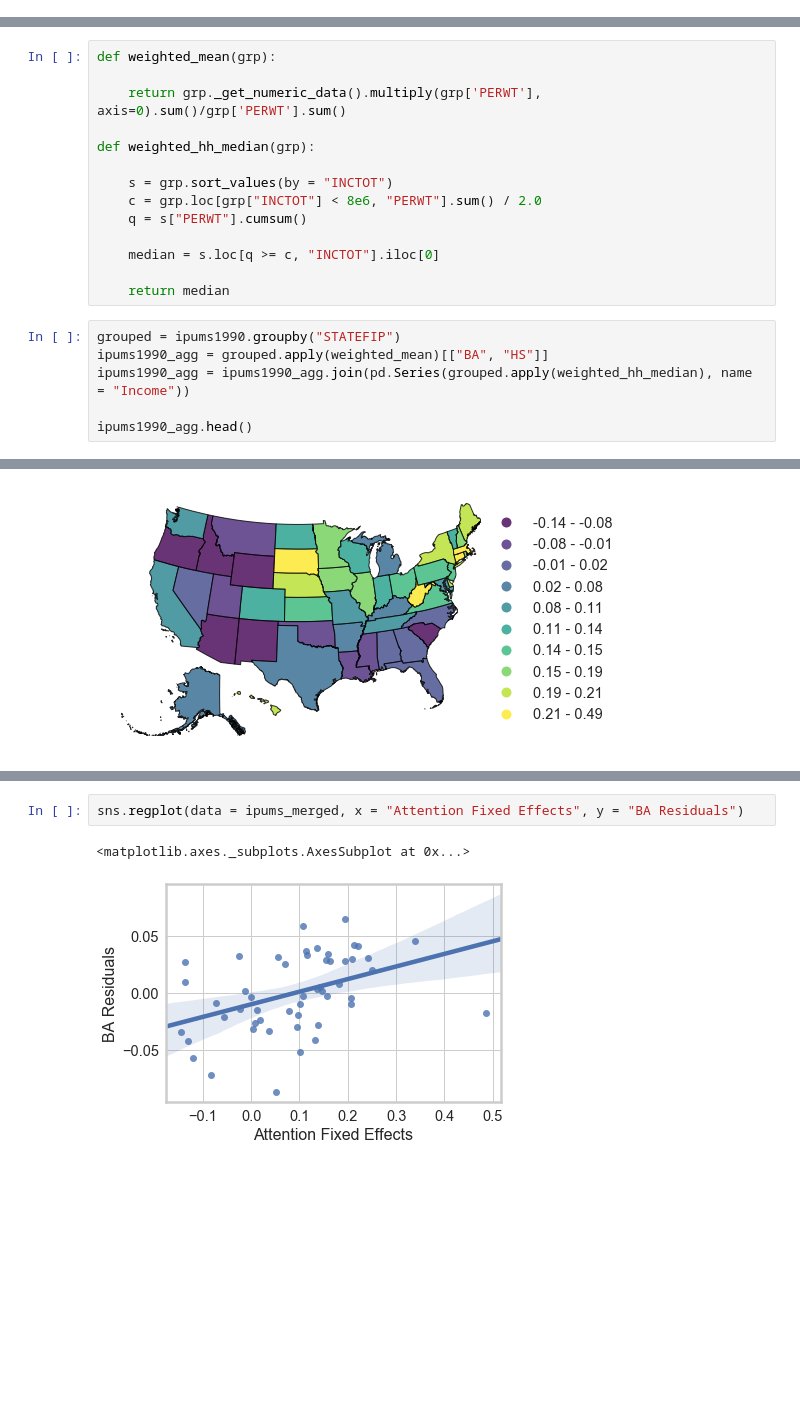
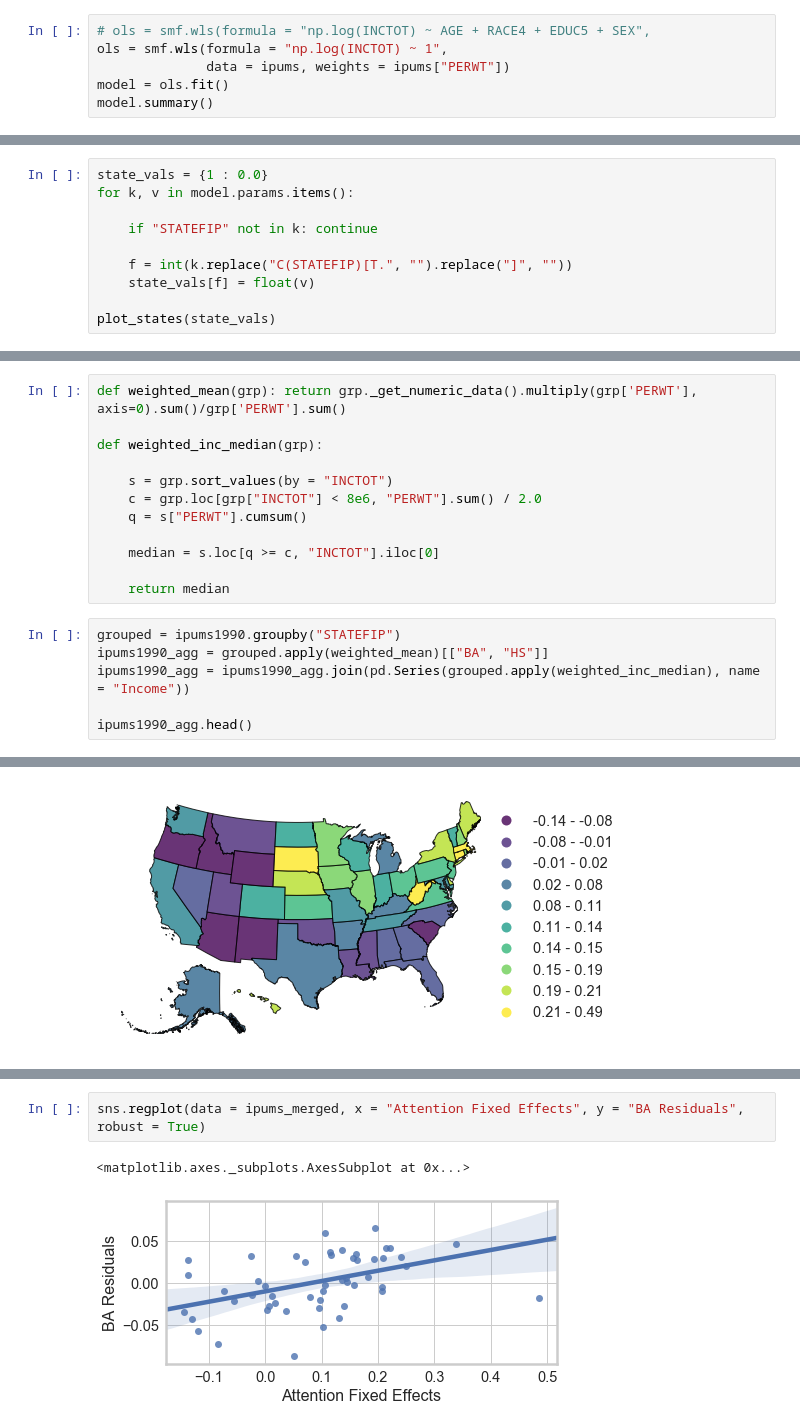
Before and after one commit to harris-ippp/lectures, a Jupyter notebook: 08-stats/statistics_examples.ipynb, the cells around one changed output, grey strips where cells are left out. Drawn from its saved outputs; the diff is of its cells as text; blank space fills up the shorter version.

```diff
--- a/08-stats/statistics_examples.ipynb
+++ b/08-stats/statistics_examples.ipynb
@@ -35,0 +140,6 @@ def plot_states(s):
+# %%
+# ols = smf.wls(formula = "np.log(INCTOT) ~ AGE + RACE4 + EDUC5 + SEX",
+ols = smf.wls(formula = "np.log(INCTOT) ~ 1",
+              data = ipums, weights = ipums["PERWT"])
+model = ols.fit()
+model.summary()
@@ -35,0 +170,10 @@ def plot_states(s):
+# %%
+state_vals = {1 : 0.0}
+for k, v in model.params.items():
+
+    if "STATEFIP" not in k: continue
+
+    f = int(k.replace("C(STATEFIP)[T.", "").replace("]", ""))
+    state_vals[f] = float(v)
+
+plot_states(state_vals)
@@ -164,11 +351,9 @@ ipums1990 = ipums.loc[(ipums.YEAR == 1990) & (ipums.PERNUM == 1) & \
 ipums1990["HS"] = ipums1990.EDUCD > 61
 ipums1990["BA"] = ipums1990.EDUCD >= 101
 # %%
-def weighted_mean(grp):
+def weighted_mean(grp): return grp._get_numeric_data().multiply(grp['PERWT'], axis=0).sum()/grp['PERWT'].sum()
 
-    return grp._get_numeric_data().multiply(grp['PERWT'], axis=0).sum()/grp['PERWT'].sum()
-
-def weighted_hh_median(grp):
+def weighted_inc_median(grp):
 
     s = grp.sort_values(by = "INCTOT")
     c = grp.loc[grp["INCTOT"] < 8e6, "PERWT"].sum() / 2.0
@@ -180,7 +365,7 @@ def weighted_hh_median(grp):
 # %%
 grouped = ipums1990.groupby("STATEFIP")
 ipums1990_agg = grouped.apply(weighted_mean)[["BA", "HS"]]
-ipums1990_agg = ipums1990_agg.join(pd.Series(grouped.apply(weighted_hh_median), name = "Income"))
+ipums1990_agg = ipums1990_agg.join(pd.Series(grouped.apply(weighted_inc_median), name = "Income"))
 
 ipums1990_agg.head()
 # %% [output]
@@ -350,10 +540,10 @@ ipums_merged.head()
 | 5 | 0.803977 | 0.163828 | 16213 | 0.915928 | 0.324585 | 0.031344 | 1.144703 | 0.055135 |
 | 6 | 0.812731 | 0.265122 | 23000 | 0.933098 | 0.372165 | -0.019721 | 1.171354 | 0.096166 |
 # %%
-sns.regplot(data = ipums_merged, x = "Attention Fixed Effects", y = "BA Residuals")
+sns.regplot(data = ipums_merged, x = "Attention Fixed Effects", y = "BA Residuals", robust = True)
 # %% [output]
 <matplotlib.axes._subplots.AxesSubplot at 0x...>
-[figure, old version]
+[figure, new version]
 # %%
 ols = smf.ols(formula = "BA ~ BA_home + HS_home + np.log(INC_home) + Attention", data = ipums_merged)
 ols.fit().summary()
```
Also changed, not shown: parts of 48 cells of this notebook, 1 other file.
